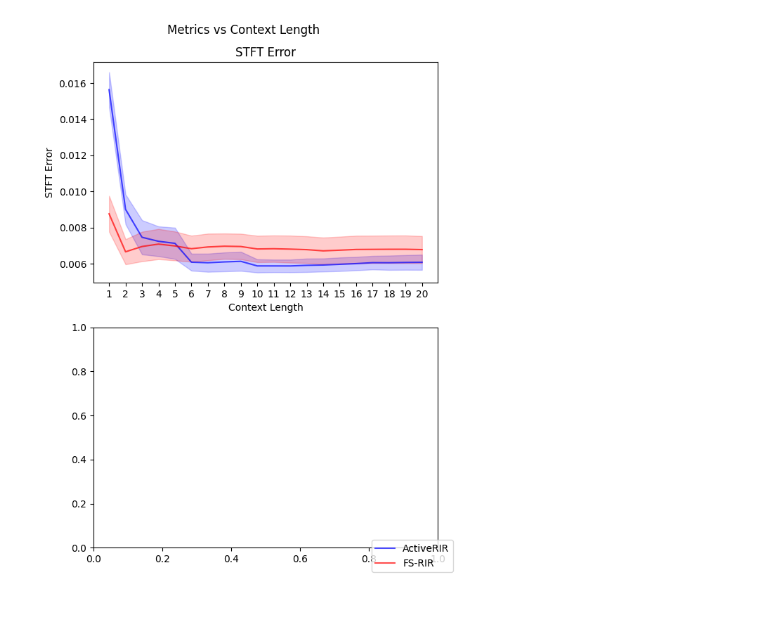
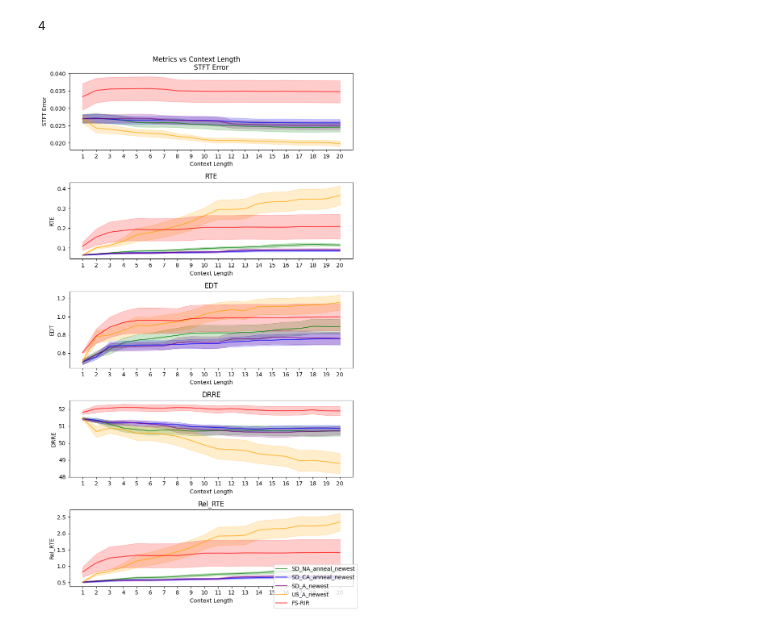
Before and after one commit to arjunrs1/active-rir, a Jupyter notebook: scripts/eval_stats_aggregation/error_fn_context_visualization.ipynb, the cells around one changed output. Drawn from its saved outputs; the diff is of its cells as text; code cells hidden in the pictures.

Commit message:
added mapping functionality plus fixes, added functionality to save/visualize maps

```diff
--- a/scripts/eval_stats_aggregation/error_fn_context_visualization.ipynb
+++ b/scripts/eval_stats_aggregation/error_fn_context_visualization.ipynb
@@ -5,17 +5,17 @@ import json
 import matplotlib.pyplot as plt
 from scipy import stats
 # %%
-def format_all_trajectories(trajectories):
+def format_all_trajectories(trajectories, n_obs):
     trajectories = [lst for lst in trajectories if len(lst) > 0]
     # Initialize a list to store the mean values for each key at each step
     mean_values = []
     #Iterate over each step (20 steps)
-    for step in range(20):
+    for step in range(n_obs):
         step_means = {}
 
         # Iterate over each trajectory
         for trajectory in trajectories:
-            for key, values in trajectory[step].items():
+            for key, values in list(trajectory[step].items())[:-1]:
                 mean = np.mean(np.array(values))
                 if key not in step_means:
                     step_means[key] = []
@@ -44,17 +50,25 @@ with open(os.path.join(root_dir, run, tb_dir, active_rir_errors_path)) as f:
+# %%
+len(active_rir_errors_list)
+# %% [output]
+4
 # %%
-visualize_single_trajectories = True
+visualize_single_trajectories = False
+active_rir_errors_pref_list = []
 episodes = [lst['episode'][1] for lst in active_rir_errors if len(lst) > 0]
-active_rir_errors = [lst['metrics'] for lst in active_rir_errors if len(lst) > 0]
+active_rir_errors = [[lst['metrics'] for lst in active_rir_errors if len(lst) > 0] for active_rir_errors in active_rir_errors_list]
 fs_rir_errors = [lst['metrics'] for lst in fs_rir_errors if len(lst) > 0]
+# %%
+n_obs = len(active_rir_errors[0][0])
 # %%
 if visualize_single_trajectories:
     pass
 else:
-    active_rir_errors = format_all_trajectories(active_rir_errors)
-    fs_rir_errors = format_all_trajectories(fs_rir_errors)
+    active_rir_errors = [format_all_trajectories(active_rir_error,n_obs) for active_rir_error in active_rir_errors]
+    fs_rir_errors = format_all_trajectories(fs_rir_errors, n_obs)
 # %%
-keys_to_plot = ['stft_l1_distance'] #, 'diff_rt_startFrom60dB', 'rel_diff_rt_startFrom60dB', 'rel_diff_edt', 'diff_drr_3ms', 'rel_diff_drr_3ms'
-key_short_names = ['STFT Error', 'RTE', 'Rel RTE', 'EDT', 'DRRE', 'Rel DRRE']
+keys_to_plot = ['stft_l1_distance', 'diff_rt_startFrom60dB', 'rel_diff_edt', 'diff_drr_3ms', 'rel_diff_rt_startFrom60dB'] #, '
+key_short_names = ['STFT Error', 'RTE', 'EDT', 'DRRE', 'Rel_RTE']
+colors = ['green', 'blue', 'purple', 'orange', 'pink', 'gray']
 
 if visualize_single_trajectories:
     for index, (active_error, fsrir_error) in enumerate(zip(active_rir_errors, fs_rir_errors)):
@@ -81,10 +95,10 @@ if visualize_single_trajectories:
             std_fsrir_values = np.std(values_fsrir, axis=-1)  / np.sqrt(len(values_fsrir[0]))
 
             # Create the x-axis (positions)
-            positions = range(20)
+            positions = range(n_obs)
 
             # Plot the mean line
-            active_line, = axes[i].plot(positions, mean_active_values, label=f'ActiveRIR (ours)', color='blue', alpha=0.7)
+            active_line, = axes[i].plot(positions, mean_active_values, label=f'ActiveRIR (ours)', color=colors, alpha=0.7)
             fsrir_line, = axes[i].plot(positions, mean_fsrir_values, label=f'FS-RIR', color='red', alpha=0.7)
 
             # Plot the standard deviation as shaded area
@@ -113,52 +127,62 @@ if visualize_single_trajectories:
         plt.show()
 else:
     # Create subplots for each key
-    fig, axes = plt.subplots(len(keys_to_plot)+1, figsize=(6, 8))
+    fig, axes = plt.subplots(len(keys_to_plot), figsize=(8, 14))
     legend_labels = []
 
     # Iterate through the keys and plot each one
     for i, key in enumerate(keys_to_plot):
         # Extract the values for the current key from all dictionaries
-        values_active = np.array([np.array(entry[key]) for entry in active_rir_errors])
+        values_active = []
+        for active_rir_error in active_rir_errors:
+            values_active.append(np.array([np.array(entry[key]) for entry in active_rir_error]))
         values_fsrir = np.array([np.array(entry[key]) for entry in fs_rir_errors])
 
         # Calculate the mean values and standard deviations at each position
-        mean_active_values = np.mean(values_active, axis=-1)
-        std_active_values = np.std(values_active, axis=-1) / np.sqrt(len(values_active[0]))
+        mean_active_values = []
+        std_active_values = []
+        for value_active in values_active:
+            mean_active_values.append(np.mean(value_active, axis=-1))
+            std_active_values.append(np.std(value_active, axis=-1) / np.sqrt(len(value_active[0])))
 
         mean_fsrir_values = np.mean(values_fsrir, axis=-1)
         std_fsrir_values = np.std(values_fsrir, axis=-1)  / np.sqrt(len(values_fsrir[0]))
 
+
         # Create the x-axis (positions)
-        positions = range(20)
+        positions = range(n_obs)
 
         # Plot the mean line
-        active_line, = axes[i].plot(positions, mean_active_values, label=f'ActiveRIR (ours)', color='blue', alpha=0.7)
+        active_lines = {}
+        for idx, vals in enumerate(mean_active_values):
+            active_lines[idx], = axes[i].plot(positions, vals, label=f'ActiveRIR (ours)', color=colors[idx], alpha=0.7)
         fsrir_line, = axes[i].plot(positions, mean_fsrir_values, label=f'FS-RIR', color='red', alpha=0.7)
 
         # Plot the standard deviation as shaded area
-        axes[i].fill_between(positions, mean_active_values - std_active_values, mean_active_values + std_active_values, alpha=0.2, color='blue')
+        for idx in range(len(mean_active_values)):
+            axes[i].fill_between(positions, mean_active_values[idx] - std_active_values[idx], mean_active_values[idx] + std_active_values[idx], alpha=0.2, color=colors[idx])
         axes[i].fill_between(positions, mean_fsrir_values - std_fsrir_values, mean_fsrir_values + std_fsrir_values, alpha=0.2, color='red')
 
         # Customize plot
         axes[i].set_title(f'{key_short_names[i]}')
         axes[i].set_xlabel('Context Length')
         axes[i].set_ylabel(f'{key_short_names[i]}')
         #axes[i].legend()
 
         # Set x-axis ticks to integers
         axes[i].set_xticks(positions)
         axes[i].xaxis.set_major_formatter(plt.FuncFormatter(lambda x, _: int(x+1)))  # Format as integers
 
-    legend_labels.append((active_line, "ActiveRIR"))
+    for idx, run in enumerate(runs):
+        legend_labels.append((active_lines[idx], run))
     legend_labels.append((fsrir_line, "FS-RIR"))
     fig.legend(*zip(*legend_labels), loc='lower right')
     plt.suptitle('Metrics vs Context Length ')
 
     # Adjust spacing between subplots
     plt.tight_layout()
 
     # Show the plots
     plt.show()
 # %% [output]
-[figure, old version]
+[figure, new version]
```
Also changed, not shown: parts of 1 cell of this notebook, 24 other files.
